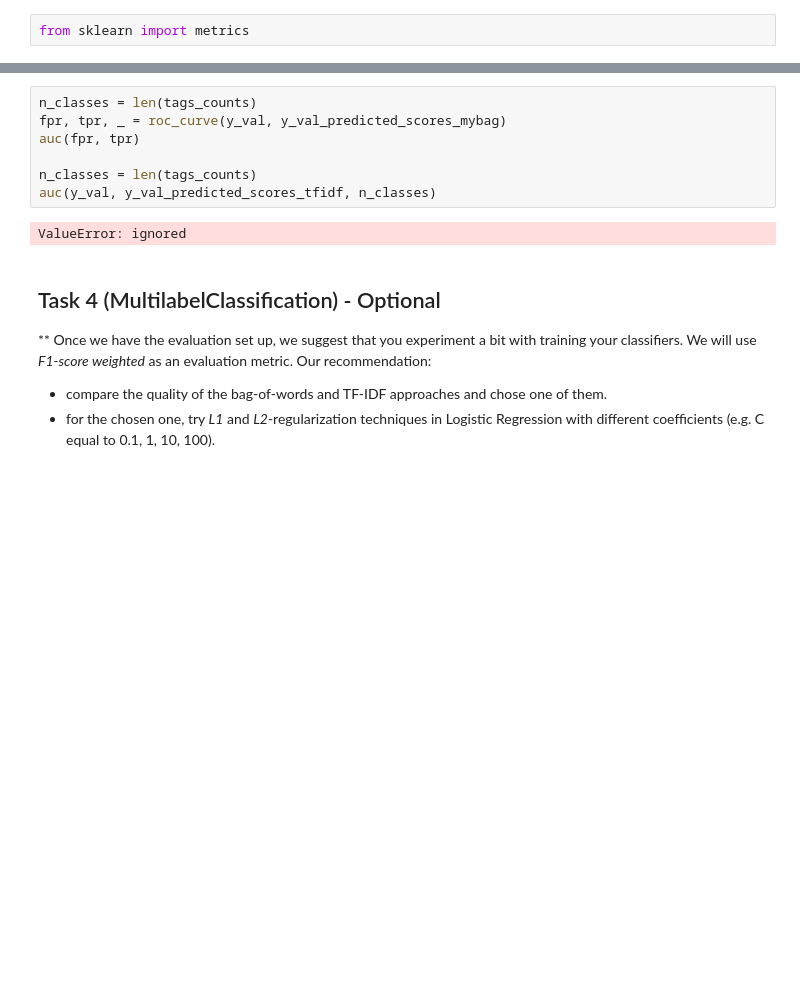
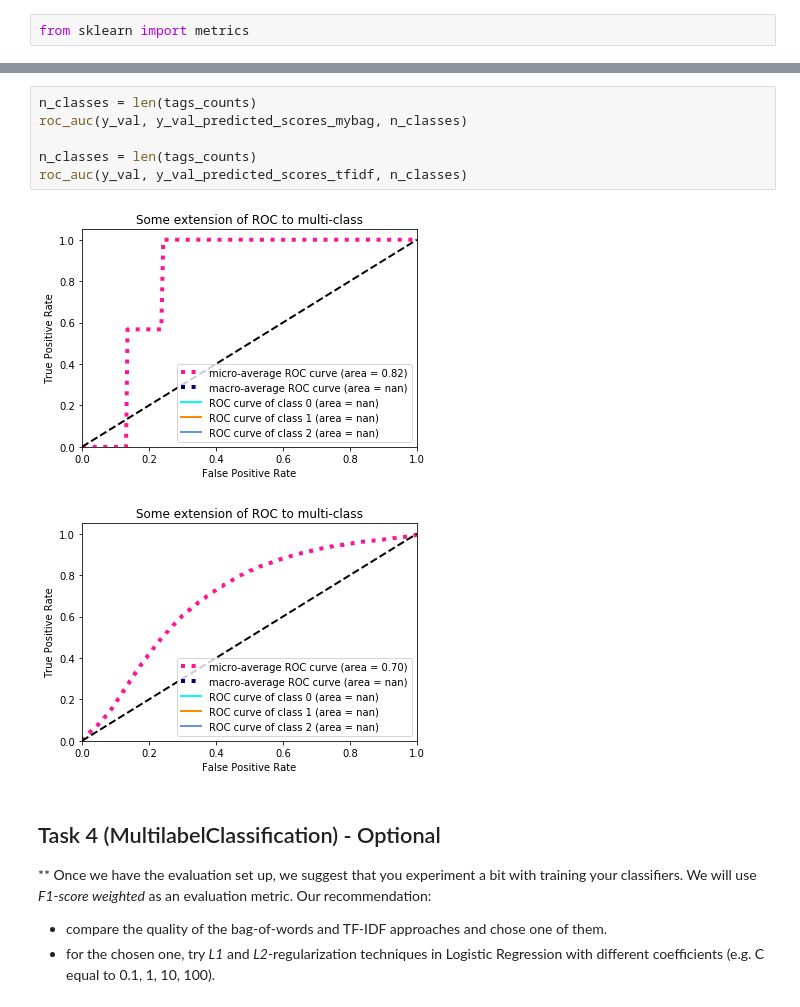
Before and after one commit to GreatLearningAIML1/bangalore-feb-batch-sanchanapradeep, a Jupyter notebook: NLP/Statistical_NLP_Project_Questions.ipynb, the cells around one changed output, grey strips where cells are left out. Cells and saved outputs as stored; diff of their text form; blank space fills up the shorter version.

```diff
--- a/NLP/Statistical_NLP_Project_Questions.ipynb
+++ b/NLP/Statistical_NLP_Project_Questions.ipynb
@@ -401,12 +460,12 @@ get_ipython().run_line_magic('matplotlib', 'inline')
 # %%
 n_classes = len(tags_counts)
-fpr, tpr, _ = roc_curve(y_val, y_val_predicted_scores_mybag)
-auc(fpr, tpr)
+roc_auc(y_val, y_val_predicted_scores_mybag, n_classes)
 
 n_classes = len(tags_counts)
-auc(y_val, y_val_predicted_scores_tfidf, n_classes)
+roc_auc(y_val, y_val_predicted_scores_tfidf, n_classes)
 # %% [output]
-ValueError: ignored
+[figure, added]
+[figure, added]
 # %% [markdown]
 ## Task 4 (MultilabelClassification) - Optional
 ** Once we have the evaluation set up, we suggest that you experiment a bit with training your classifiers. We will use *F1-score weighted* as an evaluation metric. Our recommendation:
```
Also changed, not shown: parts of 4 cells of this notebook.
